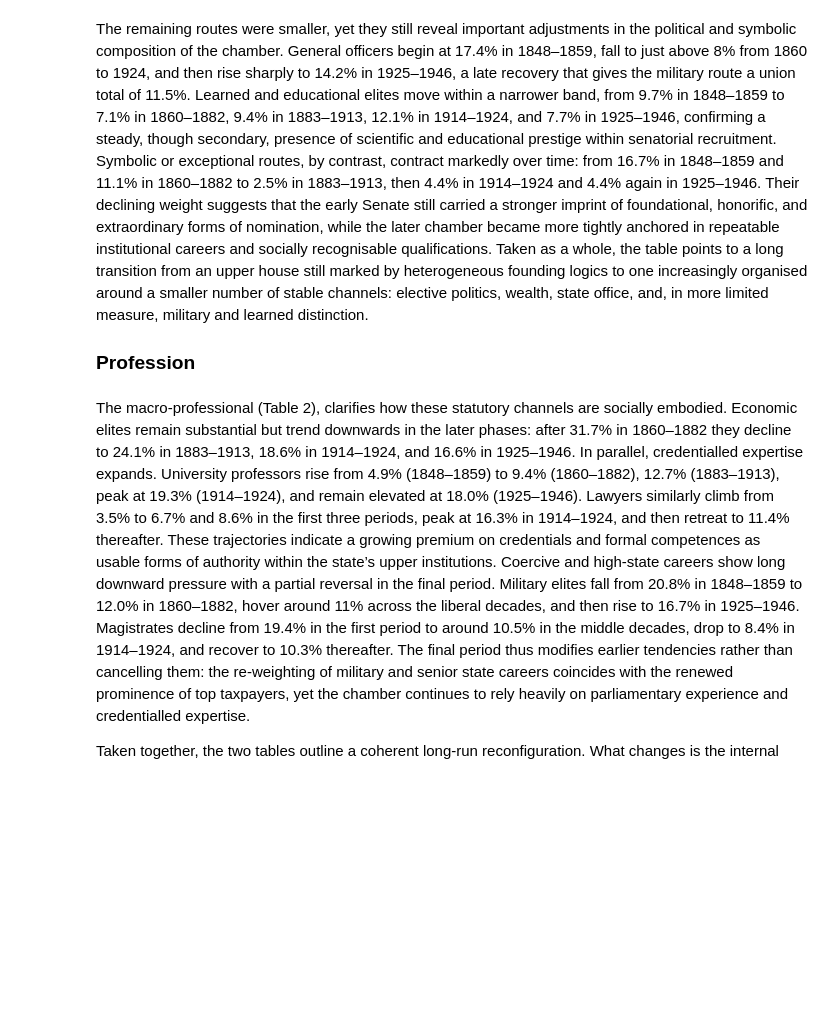
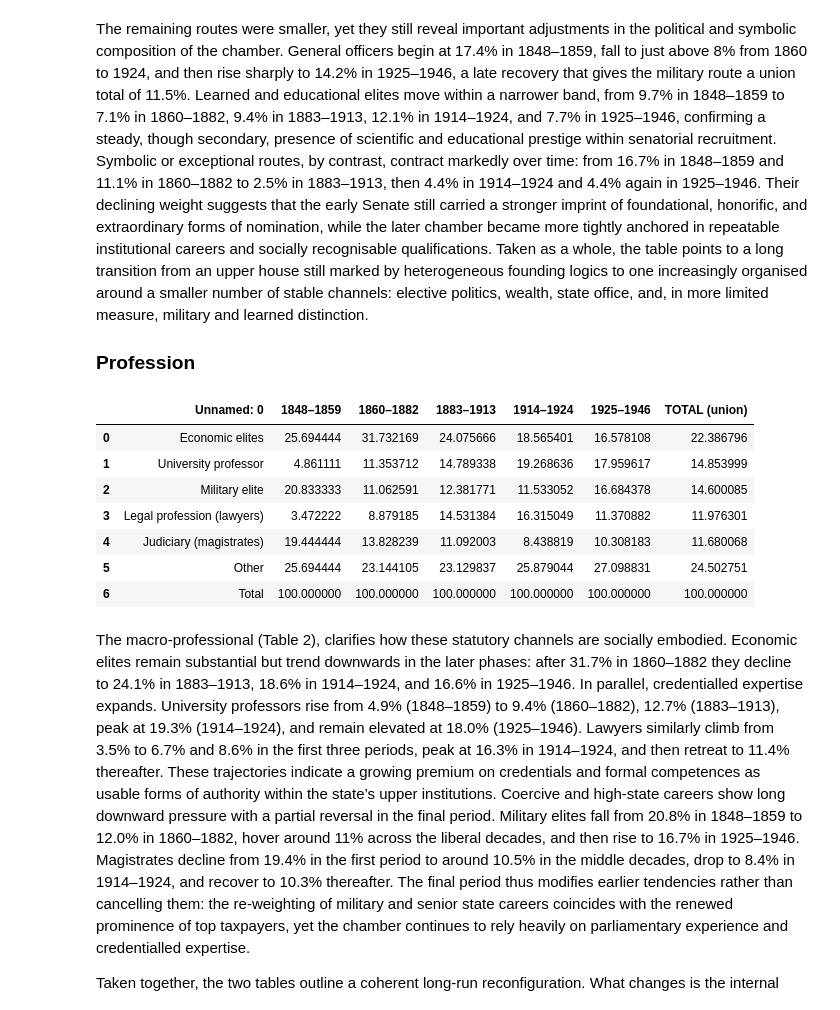
Before and after one commit to jdh-observer/SWcXGfZdavDc, a Jupyter notebook: article.ipynb, the cells around one changed output. Saved outputs shown, nothing was run; the diff lists cells and outputs as text; code cells hidden in the pictures; blank space fills up the shorter version.

```diff
--- a/article.ipynb
+++ b/article.ipynb
@@ -7343,6 +7353,16 @@ The remaining routes were smaller, yet they still reveal important adjustments i
 ### Profession
 # %%
 df = pd.read_csv("./script/table_prof_macro_top5_by_period_pct_v9.csv")
+df
+# %% [output]
+|  | Unnamed: 0 | 1848–1859 | 1860–1882 | 1883–1913 | 1914–1924 | 1925–1946 | TOTAL (union) |
+| 0 | Economic elites | 25.694444 | 31.732169 | 24.075666 | 18.565401 | 16.578108 | 22.386796 |
+| 1 | University professor | 4.861111 | 11.353712 | 14.789338 | 19.268636 | 17.959617 | 14.853999 |
+| 2 | Military elite | 20.833333 | 11.062591 | 12.381771 | 11.533052 | 16.684378 | 14.600085 |
+| 3 | Legal profession (lawyers) | 3.472222 | 8.879185 | 14.531384 | 16.315049 | 11.370882 | 11.976301 |
+| 4 | Judiciary (magistrates) | 19.444444 | 13.828239 | 11.092003 | 8.438819 | 10.308183 | 11.680068 |
+| 5 | Other | 25.694444 | 23.144105 | 23.129837 | 25.879044 | 27.098831 | 24.502751 |
+| 6 | Total | 100.000000 | 100.000000 | 100.000000 | 100.000000 | 100.000000 | 100.000000 |
 # %% [markdown]
 The macro-professional (Table 2), clarifies how these statutory channels are socially embodied. Economic elites remain substantial but trend downwards in the later phases: after 31.7% in 1860–1882 they decline to 24.1% in 1883–1913, 18.6% in 1914–1924, and 16.6% in 1925–1946. In parallel, credentialled expertise expands. University professors rise from 4.9% (1848–1859) to 9.4% (1860–1882), 12.7% (1883–1913), peak at 19.3% (1914–1924), and remain elevated at 18.0% (1925–1946). Lawyers similarly climb from 3.5% to 6.7% and 8.6% in the first three periods, peak at 16.3% in 1914–1924, and then retreat to 11.4% thereafter. These trajectories indicate a growing premium on credentials and formal competences as usable forms of authority within the state’s upper institutions. Coercive and high-state careers show long downward pressure with a partial reversal in the final period. Military elites fall from 20.8% in 1848–1859 to 12.0% in 1860–1882, hover around 11% across the liberal decades, and then rise to 16.7% in 1925–1946. Magistrates decline from 19.4% in the first period to around 10.5% in the middle decades, drop to 8.4% in 1914–1924, and recover to 10.3% thereafter. The final period thus modifies earlier tendencies rather than cancelling them: the re-weighting of military and senior state careers coincides with the renewed prominence of top taxpayers, yet the chamber continues to rely heavily on parliamentary experience and credentialled expertise.
 
```
Also changed, not shown: parts of 1 cell of this notebook.
